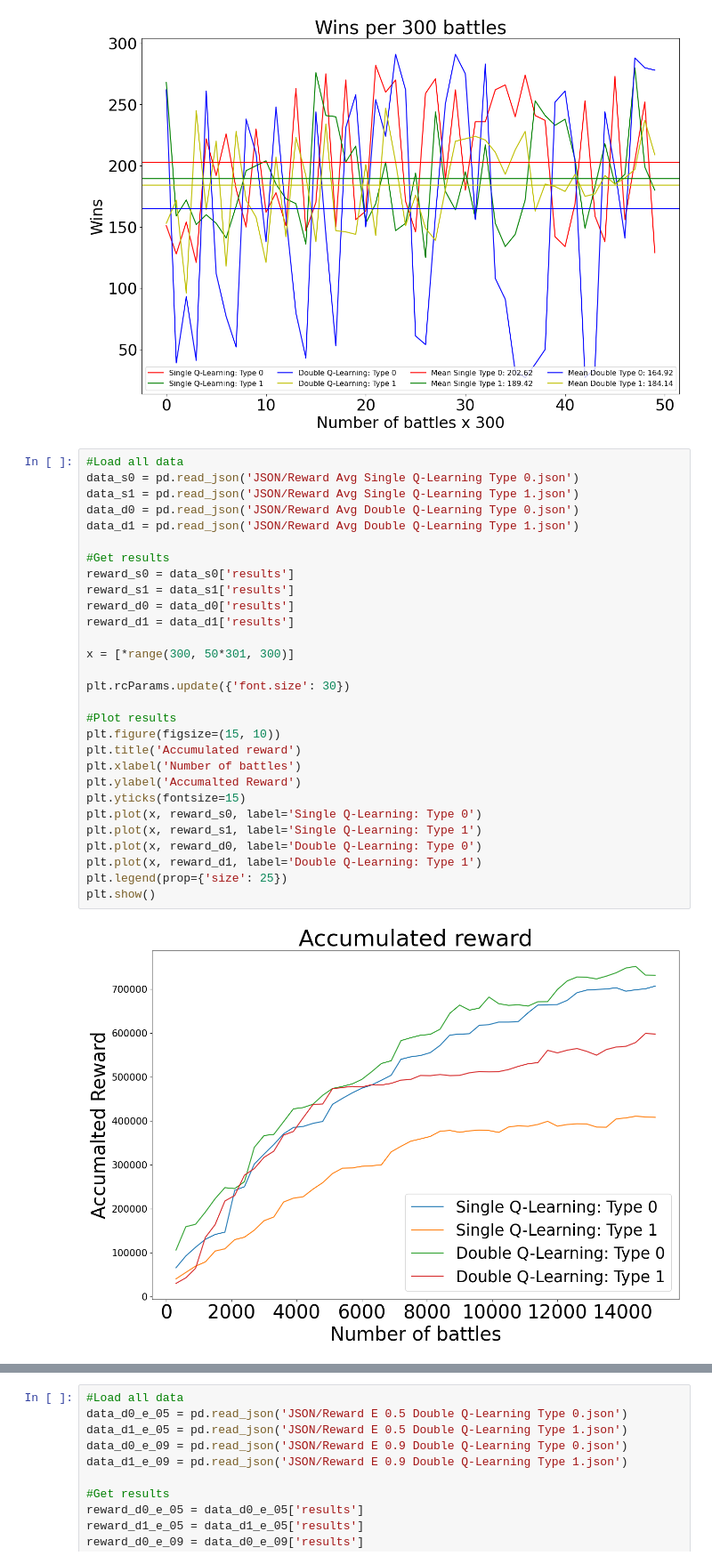
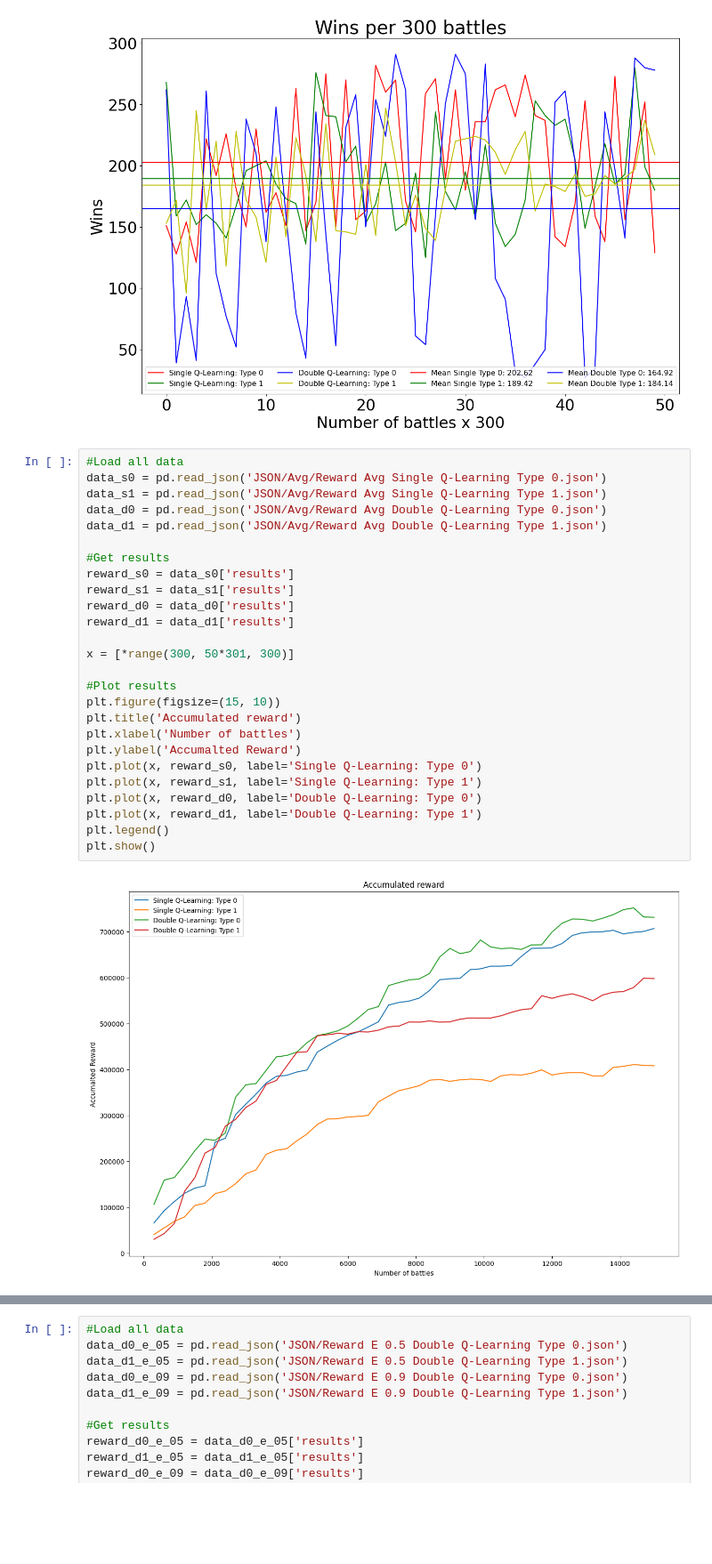
Before and after one commit to Harman367/Reinforcement-Learning-AI, a Jupyter notebook: Results/Results.ipynb, the cells around one changed output, grey strips where cells are left out. Shown at 89% size. Saved outputs shown, nothing was run; the diff lists cells and outputs as text; blank space fills up the shorter version.

```diff
--- a/Results/Results.ipynb
+++ b/Results/Results.ipynb
@@ -278,34 +278,31 @@ plt.show()
 [figure]
 # %%
 #Load all data
-data_s0 = pd.read_json('JSON/Reward Avg Single Q-Learning Type 0.json')
-data_s1 = pd.read_json('JSON/Reward Avg Single Q-Learning Type 1.json')
-data_d0 = pd.read_json('JSON/Reward Avg Double Q-Learning Type 0.json')
-data_d1 = pd.read_json('JSON/Reward Avg Double Q-Learning Type 1.json')
+data_s0 = pd.read_json('JSON/Avg/Reward Avg Single Q-Learning Type 0.json')
+data_s1 = pd.read_json('JSON/Avg/Reward Avg Single Q-Learning Type 1.json')
+data_d0 = pd.read_json('JSON/Avg/Reward Avg Double Q-Learning Type 0.json')
+data_d1 = pd.read_json('JSON/Avg/Reward Avg Double Q-Learning Type 1.json')
 
 #Get results
 reward_s0 = data_s0['results']
 reward_s1 = data_s1['results']
 reward_d0 = data_d0['results']
 reward_d1 = data_d1['results']
 
 x = [*range(300, 50*301, 300)]
 
-plt.rcParams.update({'font.size': 30})
-
 #Plot results
 plt.figure(figsize=(15, 10))
 plt.title('Accumulated reward')
 plt.xlabel('Number of battles')
 plt.ylabel('Accumalted Reward')
-plt.yticks(fontsize=15)
 plt.plot(x, reward_s0, label='Single Q-Learning: Type 0')
 plt.plot(x, reward_s1, label='Single Q-Learning: Type 1')
 plt.plot(x, reward_d0, label='Double Q-Learning: Type 0')
 plt.plot(x, reward_d1, label='Double Q-Learning: Type 1')
-plt.legend(prop={'size': 25})
+plt.legend()
 plt.show()
 # %% [output]
-[figure, old version]
+[figure, new version]
 # %%
 #Load all data
```
Also changed, not shown: parts of 7 cells of this notebook.
